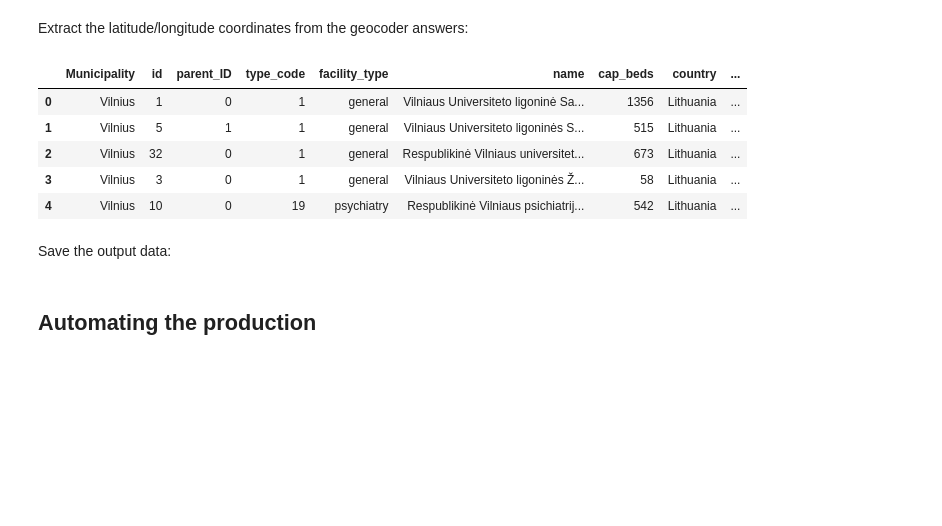
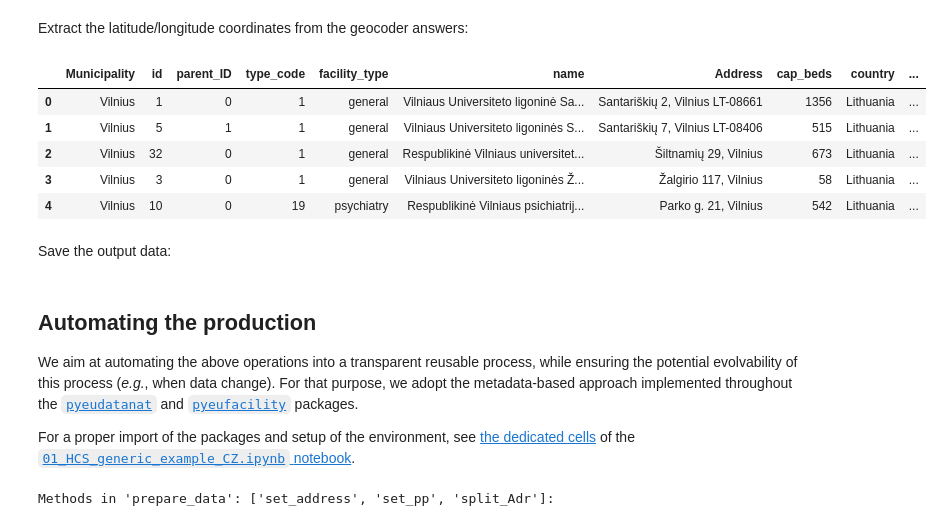
Before and after one commit to eurostat/basic-services, a Jupyter notebook: src/python/notebooks/02_HCS_LT.ipynb, the cells around one changed output. Saved outputs shown, nothing was run; the diff lists cells and outputs as text; code cells hidden in the pictures; blank space fills up the shorter version.

```diff
--- a/src/python/notebooks/02_HCS_LT.ipynb
+++ b/src/python/notebooks/02_HCS_LT.ipynb
@@ -17,9 +22,12 @@ import pandas as pd
 # %%
 THISDIR = os.getcwd()
-DATAPATH = '../../../data/healthcare/raw/' # or '/Users/kimberlyclemons/Downloads/Health/LT/'
-# os.chdir(DATAPATH)
+SRCPATH = os.path.abspath('../../../src/python/pyeufacility/')
+DATAPATH = os.path.abspath('../../../data/healthcare/raw/')
+# or       '/Users/<username>/basic-services/data/healthcare/%s' % CC
+
 try:
-    print('%s%s' % (PROJECT,os.path.abspath(DATAPATH).split(PROJECT)[1]))
+    print('src rel. path: %s%s' % (PROJECT, SRCPATH.split(PROJECT)[1]))
+    print('data rel. path: %s%s' % (PROJECT, DATAPATH.split(PROJECT)[1]))
 except:
-    print(os.getcwd())
+    print('current path: %s' % os.getcwd())
 # %% [output]
@@ -27,7 +36,6 @@ basic-services/data/healthcare/raw
 # %% [markdown]
 ## Ad-hoc data ingestion, exploration and processing
 # %%
-COUNTRY, LANG = 'Lithuania', 'lt'
 IFILE = 'Hospitals_2018.xlsx'
 
 try:
@@ -36,9 +44,10 @@ except ImportError:
     !{sys.executable} -m pip install xlrd
 
 file = os.path.join(DATAPATH, IFILE)
-df = pd.read_excel(file, header = 2)
+df_src = pd.read_excel(file, header = 2)
 
-print(df.columns)
+print(df_src.columns)
+# print(df_src.dtypes)
 # %% [output]
 Index(['Code of municipality', 'Municipality', 'ID', 'parent_ID',
        'Code of legal entity',
@@ -118,11 +130,14 @@ lat/lon coordinates: (54.75234945,25.277250069302262)
 # %% [markdown]
 Apply the geocoder to the newly built `'address'` variable
 # %%
-df['__coord__'] = df['address'].apply(geolocator)
-if df['__coord__'].isnull().any():
-    index = df[df['__coord__'].isnull()].index
-    df.loc[index, '__coord__'] = df.loc[index, 'Address'].apply(geolocator)
+df1['__coord__'] = df1['address'].apply(geolocator)
+if df1['__coord__'].isnull().any():
+    index = df1[df1['__coord__'].isnull()].index
+    short_address = (df1[['Address', 'country']]
+                     .apply(', '.join, 1)
+                    ) # of use when geocoding fails
+    df1.loc[index, '__coord__'] = short_address.loc[index].apply(geolocator)
 
-df.head()
+df1.head()
 # %% [output]
 |  | Municipality | id | parent_ID | type_code | facility_type | name | Address | cap_beds | country | ... |
@@ -134,19 +149,19 @@ df.head()
 # %% [markdown]
 Extract the latitude/longitude coordinates from the geocoder answers:
 # %%
-df['lat'], df['lon'] = zip(*df['__coord__']
-                           .apply(lambda x: (x.latitude, x.longitude) if x != None else (np.nan, np.nan))
-                          )
-df.drop(columns = ['__coord__', 'Address'], inplace = True, errors = 'ignore')
+df1['lat'], df1['lon'] = zip(*df1['__coord__']
+                             .apply(lambda x: (x.latitude, x.longitude) if x != None else (np.nan, np.nan))
+                            )
+df1.drop(columns = '__coord__', inplace = True, errors = 'ignore')
 
-df.head()
+df1.head()
 # %% [output]
-|  | Municipality | id | parent_ID | type_code | facility_type | name | cap_beds | country | ... |
-| 0 | Vilnius | 1 | 0 | 1 | general | Vilniaus Universiteto ligoninė Sa... | 1356 | Lithuania | ... |
-| 1 | Vilnius | 5 | 1 | 1 | general | Vilniaus Universiteto ligoninės S... | 515 | Lithuania | ... |
-| 2 | Vilnius | 32 | 0 | 1 | general | Respublikinė Vilniaus universitet... | 673 | Lithuania | ... |
-| 3 | Vilnius | 3 | 0 | 1 | general | Vilniaus Universiteto ligoninės Ž... | 58 | Lithuania | ... |
-| 4 | Vilnius | 10 | 0 | 19 | psychiatry | Respublikinė Vilniaus psichiatrij... | 542 | Lithuania | ... |
+|  | Municipality | id | parent_ID | type_code | facility_type | name | Address | cap_beds | country | ... |
+| 0 | Vilnius | 1 | 0 | 1 | general | Vilniaus Universiteto ligoninė Sa... | Santariškių 2, Vilnius LT-08661 | 1356 | Lithuania | ... |
+| 1 | Vilnius | 5 | 1 | 1 | general | Vilniaus Universiteto ligoninės S... | Santariškių 7, Vilnius LT-08406 | 515 | Lithuania | ... |
+| 2 | Vilnius | 32 | 0 | 1 | general | Respublikinė Vilniaus universitet... | Šiltnamių 29, Vilnius | 673 | Lithuania | ... |
+| 3 | Vilnius | 3 | 0 | 1 | general | Vilniaus Universiteto ligoninės Ž... | Žalgirio 117, Vilnius | 58 | Lithuania | ... |
+| 4 | Vilnius | 10 | 0 | 19 | psychiatry | Respublikinė Vilniaus psichiatrij... | Parko g. 21, Vilnius | 542 | Lithuania | ... |
 # %% [markdown]
 Save the output data:
 # %%
@@ -155,2 +170,6 @@ df.to_csv(OFILE)
-# %% [markdown]
-## Automating the production
+# %% [markdown]
+## Automating the production
+
+We aim at automating the above operations into a transparent reusable process, while ensuring the potential evolvability of this process (*e.g.*, when data change). For that purpose, we adopt the metadata-based approach implemented throughout the [`pyeudatanat`](https://github.com/eurostat/pyEUDatNat) and [`pyeufacility`](https://github.com/eurostat/pyeufacility) packages.
+
+For a proper import of the packages and setup of the environment, see [the dedicated cells](https://github.com/eurostat/basic-services/blob/master/src/python/notebooks/01_HCS_generic_example_CZ.ipynb#environment) of the [`01_HCS_generic_example_CZ.ipynb` notebook](https://github.com/eurostat/basic-services/blob/master/src/python/notebooks/01_HCS_generic_example_CZ.ipynb).
@@ -156,0 +193,9 @@ df.to_csv(OFILE)
+# %%
+prepare_data = hcs.LThcs.prepare_data
+preparator = prepare_data()
+
+predicate = lambda o: (inspect.ismethod(o) or inspect.isfunction(o)) and not o.__name__.startswith('__')
+print("Methods in '%s': \033[1m%s\033[0m: "
+      % (prepare_data.__name__, [l[0] for l in inspect.getmembers(prepare_data, predicate = predicate)]))
+# %% [output]
+Methods in 'prepare_data': ['set_address', 'set_pp', 'split_Adr']:
```
Also changed, not shown: parts of 26 cells of this notebook.
